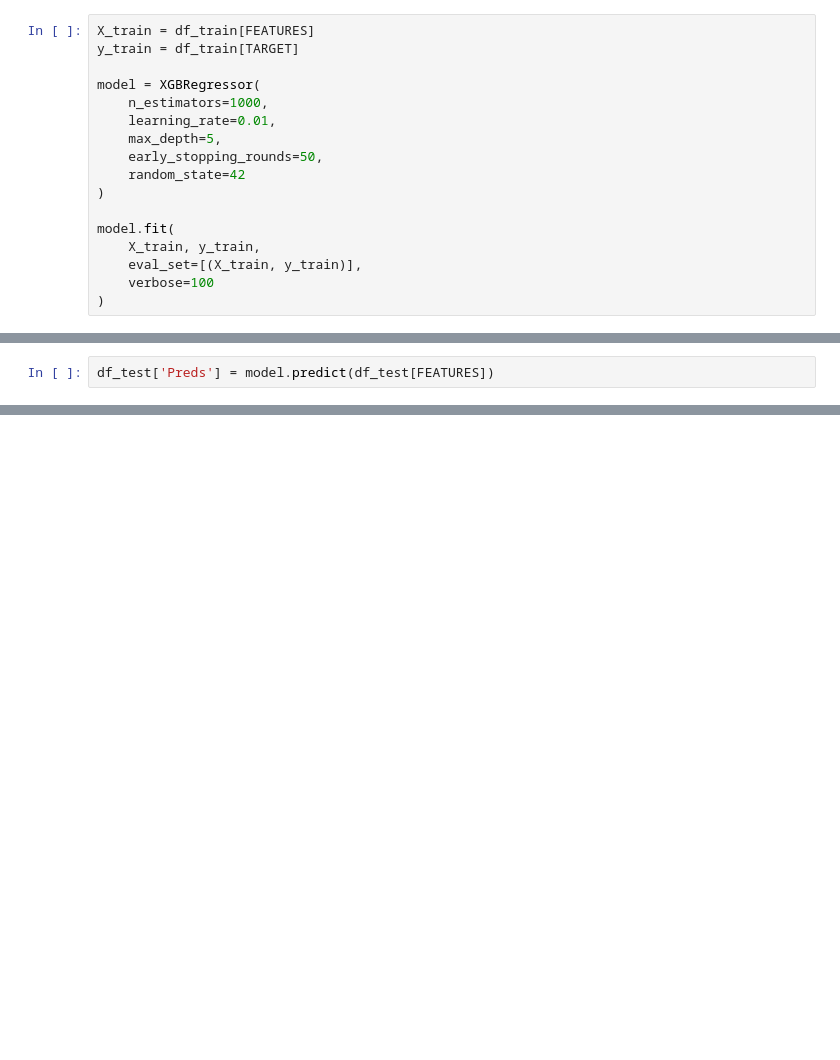
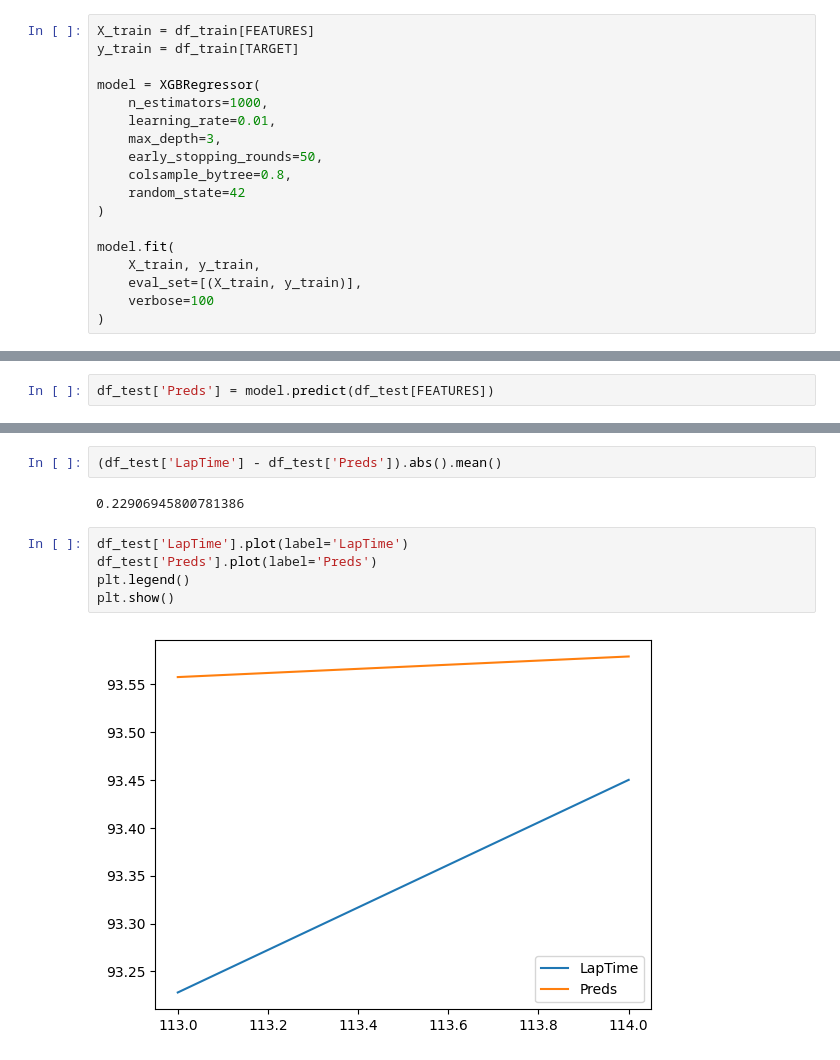
Before and after one commit to vicmcl/ml-laptime, a Jupyter notebook: ml_laptime/notebook/train.ipynb, the cells around one changed output, grey strips where cells are left out. Drawn from its saved outputs; the diff is of its cells as text; blank space fills up the shorter version.

```diff
--- a/ml_laptime/notebook/train.ipynb
+++ b/ml_laptime/notebook/train.ipynb
@@ -367,8 +289,9 @@ y_train = df_train[TARGET]
 model = XGBRegressor(
     n_estimators=1000,
     learning_rate=0.01,
-    max_depth=5,
+    max_depth=3,
     early_stopping_rounds=50,
+    colsample_bytree=0.8,
     random_state=42
 )
 
@@ -416,0 +333,11 @@ Test Score: 0.10441907577375033
+# %%
+(df_test['LapTime'] - df_test['Preds']).abs().mean()
+# %% [output]
+0.22906945800781386
+# %%
+df_test['LapTime'].plot(label='LapTime')
+df_test['Preds'].plot(label='Preds')
+plt.legend()
+plt.show()
+# %% [output]
+[figure, added]
```
Also changed, not shown: parts of 18 cells of this notebook.
